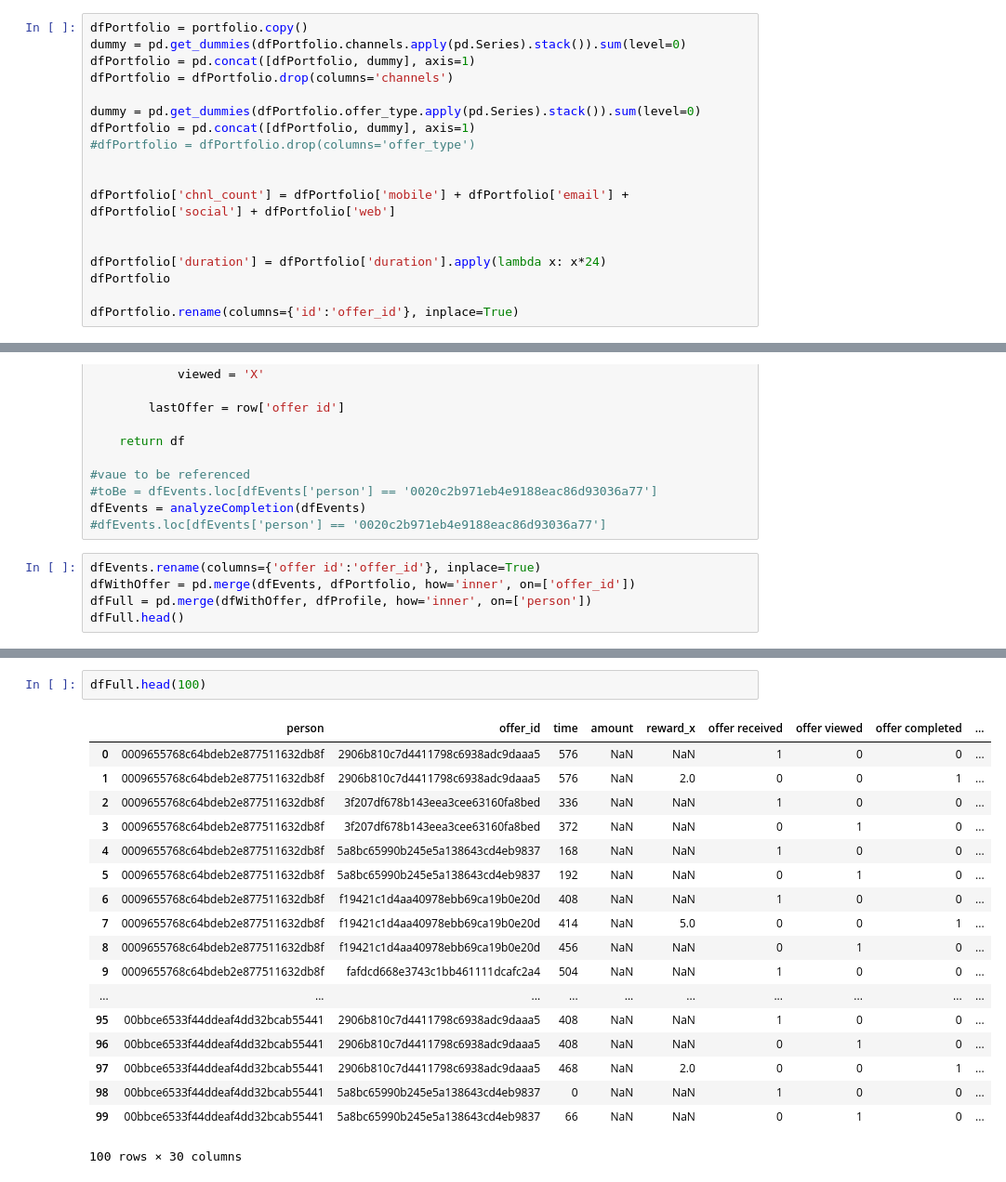
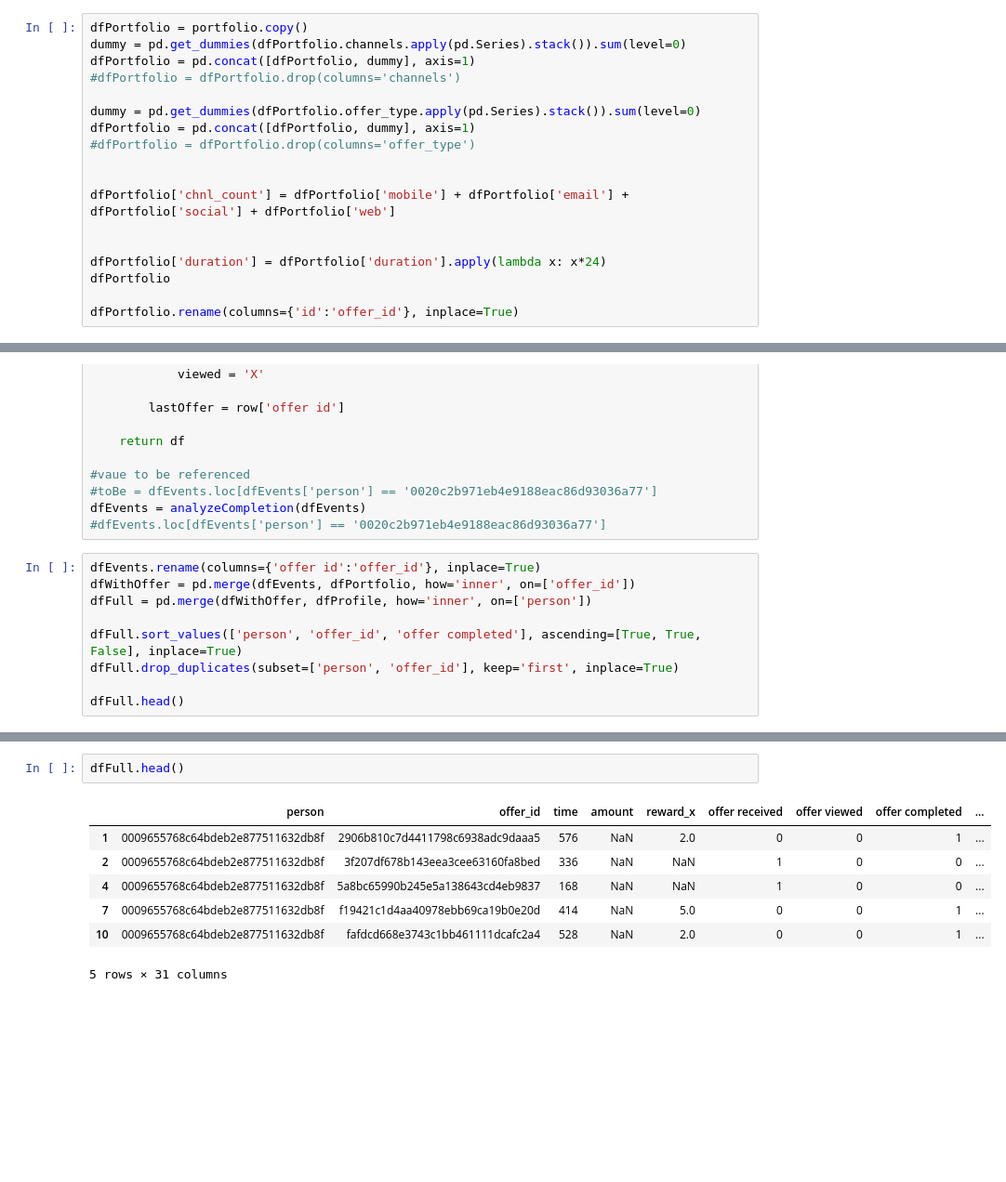
Before and after one commit to mkidwai/capstone, a Jupyter notebook: Starbucks_Capstone_notebook.ipynb, the cells around one changed output, grey strips where cells are left out. Shown at 93% size. Drawn from its saved outputs; the diff is of its cells as text; blank space fills up the shorter version.

```diff
--- a/Starbucks_Capstone_notebook.ipynb
+++ b/Starbucks_Capstone_notebook.ipynb
@@ -298,7 +300,7 @@ dtype: object
 dfPortfolio = portfolio.copy()
 dummy = pd.get_dummies(dfPortfolio.channels.apply(pd.Series).stack()).sum(level=0)
 dfPortfolio = pd.concat([dfPortfolio, dummy], axis=1)
-dfPortfolio = dfPortfolio.drop(columns='channels')
+#dfPortfolio = dfPortfolio.drop(columns='channels')
 
 dummy = pd.get_dummies(dfPortfolio.offer_type.apply(pd.Series).stack()).sum(level=0)
 dfPortfolio = pd.concat([dfPortfolio, dummy], axis=1)
@@ -448,6 +455,10 @@ dfEvents = analyzeCompletion(dfEvents)
 dfEvents.rename(columns={'offer id':'offer_id'}, inplace=True)
 dfWithOffer = pd.merge(dfEvents, dfPortfolio, how='inner', on=['offer_id'])
 dfFull = pd.merge(dfWithOffer, dfProfile, how='inner', on=['person'])
+
+dfFull.sort_values(['person', 'offer_id', 'offer completed'], ascending=[True, True, False], inplace=True)
+dfFull.drop_duplicates(subset=['person', 'offer_id'], keep='first', inplace=True)
+
 dfFull.head()
 # %% [output]
 |  | person | offer_id | time | amount | reward_x | offer received | offer viewed | offer completed | ... |
@@ -469,22 +480,11 @@ Index(['person', 'offer_id', 'time', 'amount', 'reward_x', 'offer received',
       dtype='object')
 # %%
-dfFull.head(100)
+dfFull.head()
 # %% [output]
 |  | person | offer_id | time | amount | reward_x | offer received | offer viewed | offer completed | ... |
-| 0 | 0009655768c64bdeb2e877511632db8f | 2906b810c7d4411798c6938adc9daaa5 | 576 | NaN | NaN | 1 | 0 | 0 | ... |
 | 1 | 0009655768c64bdeb2e877511632db8f | 2906b810c7d4411798c6938adc9daaa5 | 576 | NaN | 2.0 | 0 | 0 | 1 | ... |
 | 2 | 0009655768c64bdeb2e877511632db8f | 3f207df678b143eea3cee63160fa8bed | 336 | NaN | NaN | 1 | 0 | 0 | ... |
-| 3 | 0009655768c64bdeb2e877511632db8f | 3f207df678b143eea3cee63160fa8bed | 372 | NaN | NaN | 0 | 1 | 0 | ... |
 | 4 | 0009655768c64bdeb2e877511632db8f | 5a8bc65990b245e5a138643cd4eb9837 | 168 | NaN | NaN | 1 | 0 | 0 | ... |
-| 5 | 0009655768c64bdeb2e877511632db8f | 5a8bc65990b245e5a138643cd4eb9837 | 192 | NaN | NaN | 0 | 1 | 0 | ... |
-| 6 | 0009655768c64bdeb2e877511632db8f | f19421c1d4aa40978ebb69ca19b0e20d | 408 | NaN | NaN | 1 | 0 | 0 | ... |
 | 7 | 0009655768c64bdeb2e877511632db8f | f19421c1d4aa40978ebb69ca19b0e20d | 414 | NaN | 5.0 | 0 | 0 | 1 | ... |
-| 8 | 0009655768c64bdeb2e877511632db8f | f19421c1d4aa40978ebb69ca19b0e20d | 456 | NaN | NaN | 0 | 1 | 0 | ... |
-| 9 | 0009655768c64bdeb2e877511632db8f | fafdcd668e3743c1bb461111dcafc2a4 | 504 | NaN | NaN | 1 | 0 | 0 | ... |
-| ... | ... | ... | ... | ... | ... | ... | ... | ... | ... |
-| 95 | 00bbce6533f44ddeaf4dd32bcab55441 | 2906b810c7d4411798c6938adc9daaa5 | 408 | NaN | NaN | 1 | 0 | 0 | ... |
-| 96 | 00bbce6533f44ddeaf4dd32bcab55441 | 2906b810c7d4411798c6938adc9daaa5 | 408 | NaN | NaN | 0 | 1 | 0 | ... |
-| 97 | 00bbce6533f44ddeaf4dd32bcab55441 | 2906b810c7d4411798c6938adc9daaa5 | 468 | NaN | 2.0 | 0 | 0 | 1 | ... |
-| 98 | 00bbce6533f44ddeaf4dd32bcab55441 | 5a8bc65990b245e5a138643cd4eb9837 | 0 | NaN | NaN | 1 | 0 | 0 | ... |
-| 99 | 00bbce6533f44ddeaf4dd32bcab55441 | 5a8bc65990b245e5a138643cd4eb9837 | 66 | NaN | NaN | 0 | 1 | 0 | ... |
+| 10 | 0009655768c64bdeb2e877511632db8f | fafdcd668e3743c1bb461111dcafc2a4 | 528 | NaN | 2.0 | 0 | 0 | 1 | ... |
-100 rows × 30 columns
+5 rows × 31 columns
```
Also changed, not shown: parts of 22 cells of this notebook.
